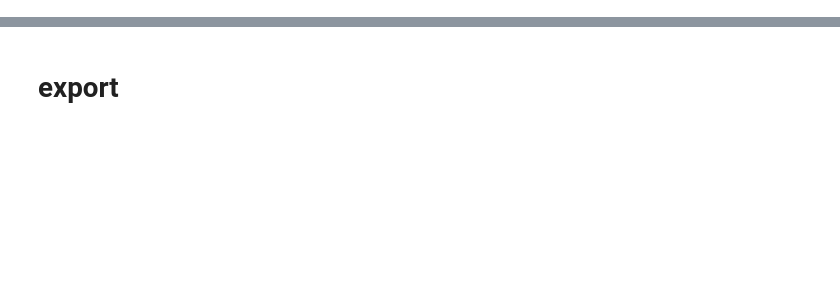
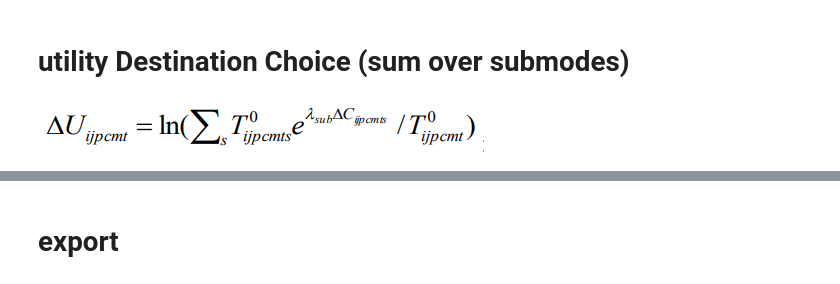
Before and after one commit to systragroup/quetzal_immense, a Jupyter notebook: notebooks/2_model/D10_demand_model.ipynb, the cells around one changed output, grey strips where cells are left out. Drawn from its saved outputs; the diff is of its cells as text; code cells hidden in the pictures; blank space fills up the shorter version.

```diff
--- a/notebooks/2_model/D10_demand_model.ipynb
+++ b/notebooks/2_model/D10_demand_model.ipynb
@@ -3,7 +5,7 @@ import sys
 import json
 #if argv['params']['general'].get('scenario_path_S3') contains immense s3 path (ex: uuid-123-456-789/)
 params = {'general':{'periods':['am','pm','ip','op']}}
-default = {'scenario':'orchestrator','training_folder': '../..', 'params': params} # Default execution parameters
+default = {'scenario':'orchestrator2','training_folder': '../..', 'params': params} # Default execution parameters
 # here sceneario: demand is only use not on lambda.
 manual, argv = (True, default) if 'ipykernel' in sys.argv[0] else (False, dict(default, **json.loads(sys.argv[1])))
 print(argv)
@@ -206,0 +199,6 @@ base_volumes = base_volumes.drop(columns=['o','d','pt_growth','car_growth'])
+# %% [markdown]
+# utility Destination Choice (sum over submodes)
+# %%
+Image(filename=input_folder +'base/images/utility_dest.PNG')
+# %% [output]
+[figure, added]
```
Also changed, not shown: parts of 148 cells of this notebook, 1 other file.
